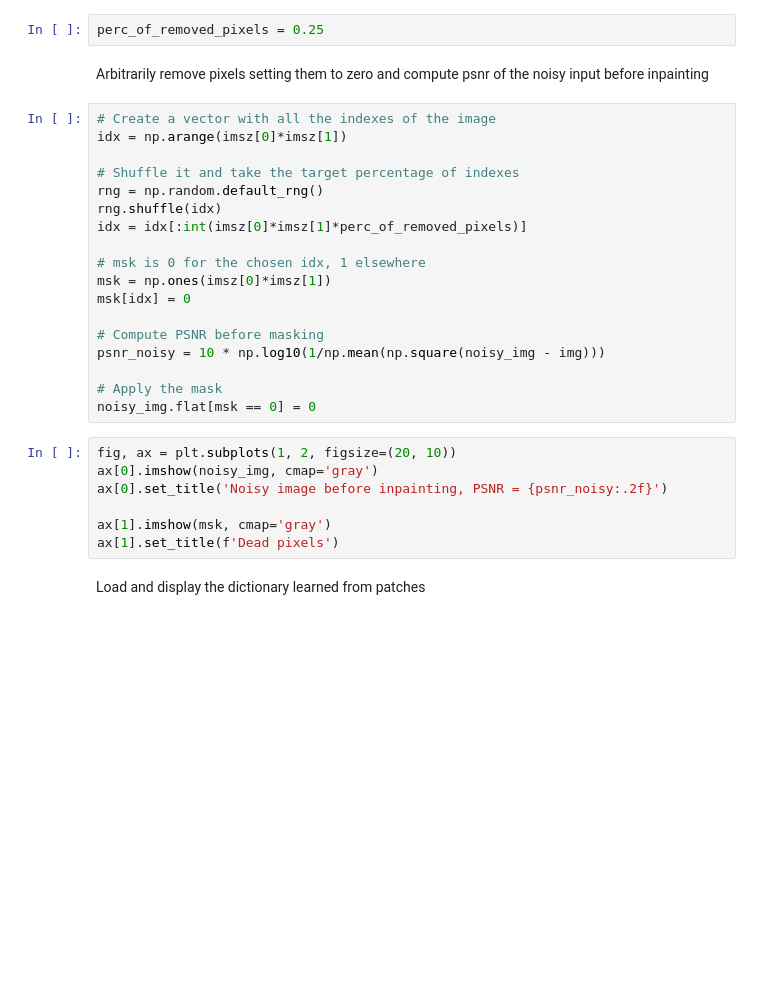
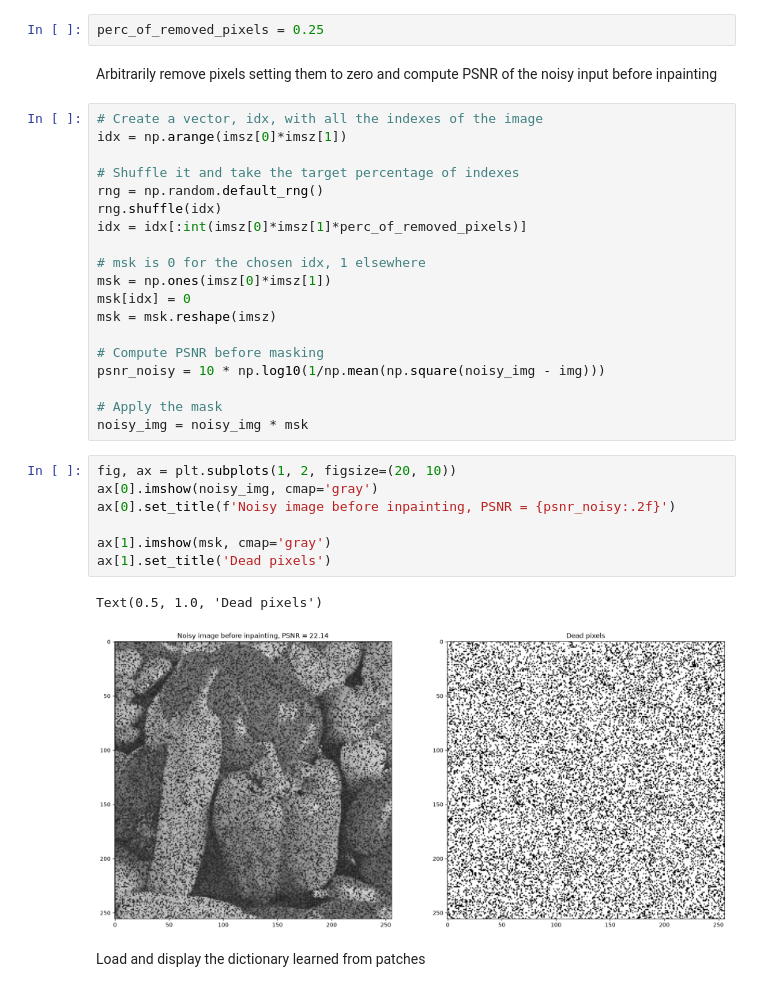
Before and after one commit to Thomas-Fabbris/MMIP-polimi, a Jupyter notebook: Assignments/lecture_8_Inpainting.ipynb, the cells around one changed output. Cells and saved outputs as stored; diff of their text form; blank space fills up the shorter version.

```diff
--- a/Assignments/lecture_8_Inpainting.ipynb
+++ b/Assignments/lecture_8_Inpainting.ipynb
@@ -136,9 +128,9 @@ Percentage of removed pixel
 # %%
 perc_of_removed_pixels = 0.25
 # %% [markdown]
-Arbitrarily remove pixels setting them to zero and compute psnr of the noisy input before inpainting
+Arbitrarily remove pixels setting them to zero and compute PSNR of the noisy input before inpainting
 # %%
-# Create a vector with all the indexes of the image
+# Create a vector, idx, with all the indexes of the image
 idx = np.arange(imsz[0]*imsz[1])
 
 # Shuffle it and take the target percentage of indexes
@@ -149,19 +141,23 @@ idx = idx[:int(imsz[0]*imsz[1]*perc_of_removed_pixels)]
 # msk is 0 for the chosen idx, 1 elsewhere
 msk = np.ones(imsz[0]*imsz[1])
 msk[idx] = 0
+msk = msk.reshape(imsz)
 
 # Compute PSNR before masking
 psnr_noisy = 10 * np.log10(1/np.mean(np.square(noisy_img - img)))
 
 # Apply the mask
-noisy_img.flat[msk == 0] = 0
+noisy_img = noisy_img * msk
 # %%
 fig, ax = plt.subplots(1, 2, figsize=(20, 10))
 ax[0].imshow(noisy_img, cmap='gray')
-ax[0].set_title('Noisy image before inpainting, PSNR = {psnr_noisy:.2f}')
+ax[0].set_title(f'Noisy image before inpainting, PSNR = {psnr_noisy:.2f}')
 
 ax[1].imshow(msk, cmap='gray')
-ax[1].set_title(f'Dead pixels')
+ax[1].set_title('Dead pixels')
+# %% [output]
+Text(0.5, 1.0, 'Dead pixels')
+[figure, added]
 # %% [markdown]
 Load and display the dictionary learned from patches
 # %%
```
Also changed, not shown: parts of 15 cells of this notebook.
